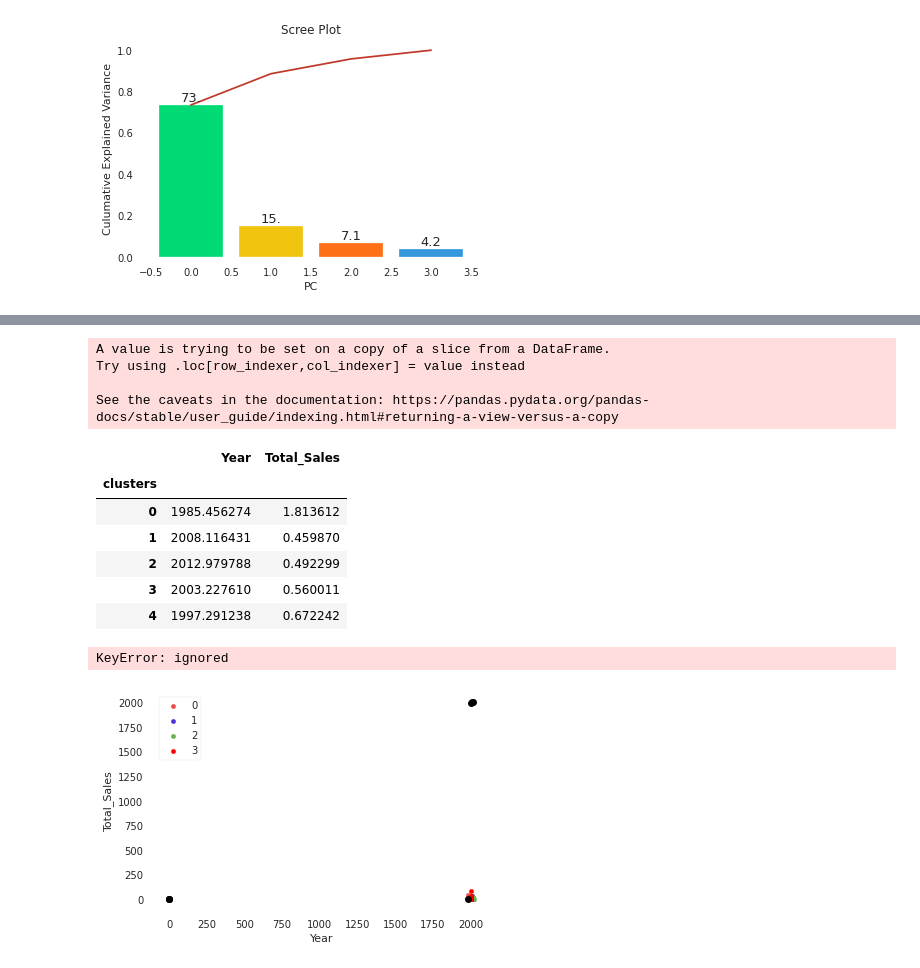
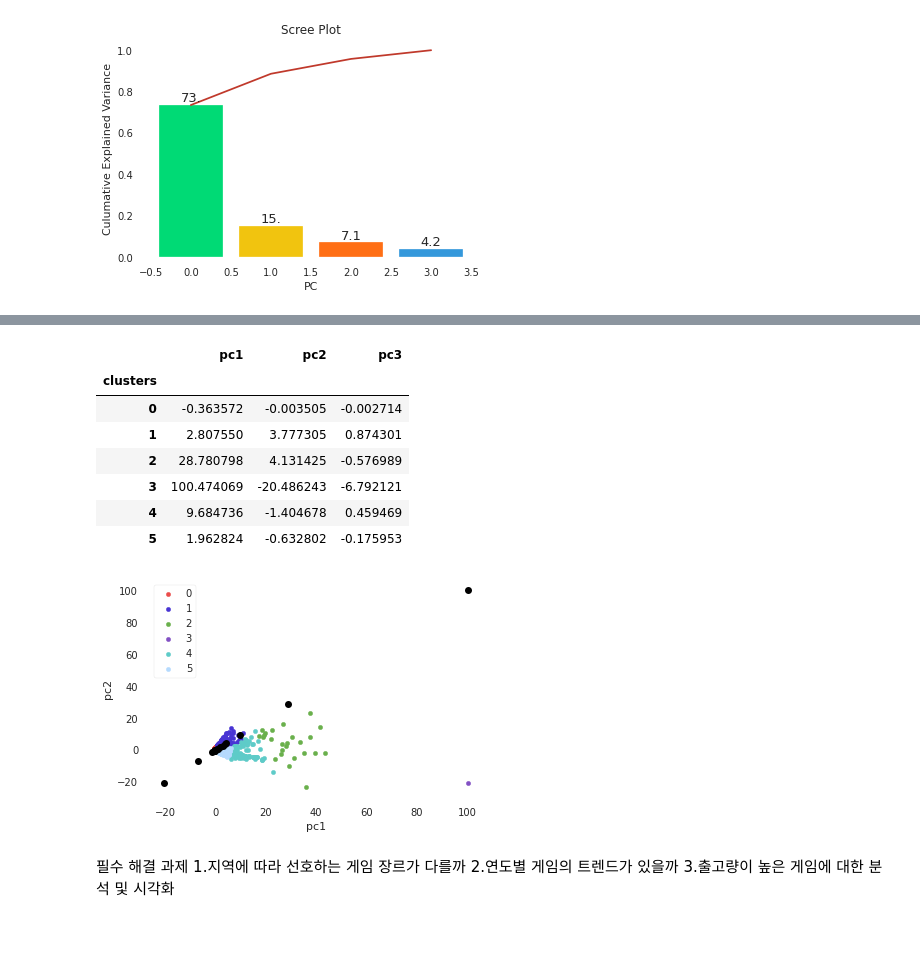
Before and after one commit to choheeee22/ds_Section1_Project, a Jupyter notebook: Section1_Project_GameIndustry.ipynb, the cells around one changed output, grey strips where cells are left out. Cells and saved outputs as stored; diff of their text form; code cells hidden in the pictures; blank space fills up the shorter version.

```diff
--- a/Section1_Project_GameIndustry.ipynb
+++ b/Section1_Project_GameIndustry.ipynb
@@ -606,0 +519,5 @@ df3
+# %%
+#clustering 용 df_game_pca사용-,nan drop후 df_game_pca2
+df_game_pca
+df_game_pca2=df_game_pca[["pc1","pc2","pc3"]].dropna()
+df_game_pca2
@@ -625,7 +556,7 @@ plt.show()
 # %%
-#K-means cluster 구하기 (5개)
-kmeans=KMeans(n_clusters=5)
-kmeans.fit(df3)
+#K-means cluster 구하기 (6개)
+kmeans=KMeans(n_clusters=6)
+kmeans.fit(df_game_pca2)
 labels=kmeans.labels_
 print(labels)
 
@@ -640,0 +573,4 @@ array([[1.98545627e+03, 1.81361217e+00],
+# %%
+new_series=pd.Series(labels)
+df_game_pca2['clusters']=new_series.values
+df_game_pca2
@@ -641,35 +591,30 @@ array([[1.98545627e+03, 1.81361217e+00],
 # %%
-new_series=pd.Series(labels)
-df3['clusters']=new_series.values
-df3
 #get centroids
-centroids=df3.groupby(by=['clusters']).mean()
+centroids=df_game_pca2.groupby(by=['clusters']).mean()
 centroids
 # %% [output]
-A value is trying to be set on a copy of a slice from a DataFrame.
-Try using .loc[row_indexer,col_indexer] = value instead
-
-See the caveats in the documentation: https://pandas.pydata.org/pandas-docs/stable/user_guide/indexing.html#returning-a-view-versus-a-copy
-|  | Year | Total_Sales |
-| clusters |  |  |
-| 0 | 1985.456274 | 1.813612 |
-| 1 | 2008.116431 | 0.459870 |
-| 2 | 2012.979788 | 0.492299 |
-| 3 | 2003.227610 | 0.560011 |
-| 4 | 1997.291238 | 0.672242 |
+|  | pc1 | pc2 | pc3 |
+| clusters |  |  |  |
+| 0 | -0.363572 | -0.003505 | -0.002714 |
+| 1 | 2.807550 | 3.777305 | 0.874301 |
+| 2 | 28.780798 | 4.131425 | -0.576989 |
+| 3 | 100.474069 | -20.486243 | -6.792121 |
+| 4 | 9.684736 | -1.404678 | 0.459469 |
+| 5 | 1.962824 | -0.632802 | -0.175953 |
 # %%
-#K-means 시각화
-colors = {0 : '#eb4d4b', 1 : '#4834d4', 2 : '#6ab04c',3:'r'}
+#K-means 시각화-완전 이상함...
+colors = {0 : '#eb4d4b', 1 : '#4834d4', 2 : '#6ab04c',3:'#8250C4',4:'#5ECBC8',5:'#B5DAFE'}
 fig, ax = plt.subplots()
-ax.plot(centroids.iloc[0].Year,centroids.iloc[0].Total_Sales,"ok")
+ax.plot(centroids.iloc[0],centroids.iloc[0],'ok')
 ax.plot(centroids.iloc[1],centroids.iloc[1],"ok")
 ax.plot(centroids.iloc[2],centroids.iloc[2],"ok")
 ax.plot(centroids.iloc[3],centroids.iloc[3],"ok")
+ax.plot(centroids.iloc[4],centroids.iloc[4],"ok")
+ax.plot(centroids.iloc[5],centroids.iloc[5],"ok")
 
-grouped = df3.groupby('clusters')
+grouped = df_game_pca2.groupby(by='clusters')
 for key, group in grouped:
-    group.plot(ax = ax, kind ='scatter', x ='Year', y ='Total_Sales', label = key, color = colors[key])
+  group.plot(ax=ax,kind='scatter',x='pc1',y='pc2',label=key,color=colors[key])
 plt.show()
 # %% [output]
-KeyError: ignored
-[figure, old version]
+[figure, new version]
@@ -677,0 +621,5 @@ grouped= df3.groupby(by='clusters')
+# %% [markdown]
+필수 해결 과제
+1.지역에 따라 선호하는 게임 장르가 다를까
+2.연도별 게임의 트렌드가 있을까
+3.출고량이 높은 게임에 대한 분석 및 시각화
```
Also changed, not shown: parts of 31 cells of this notebook.
